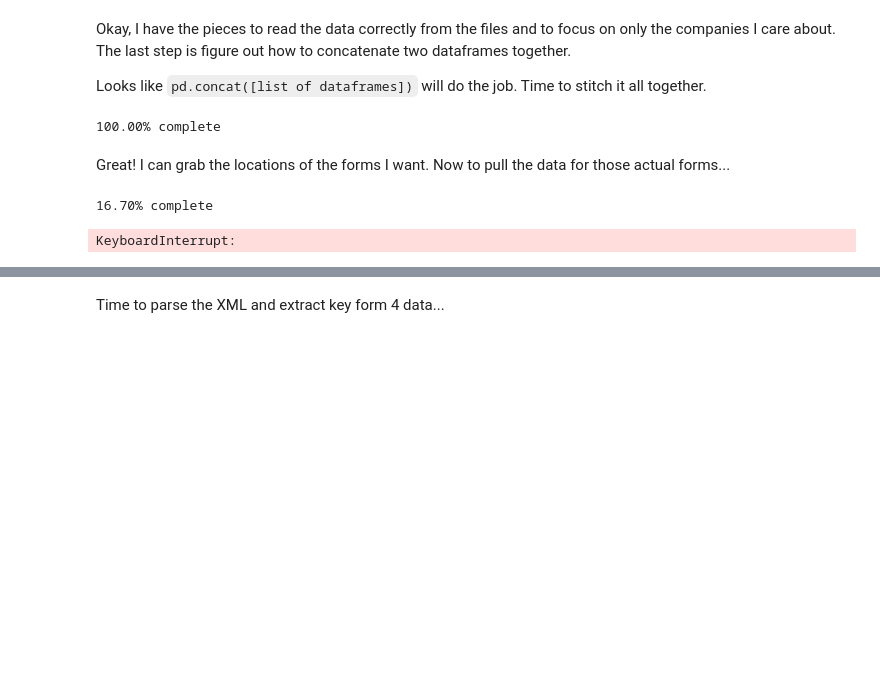
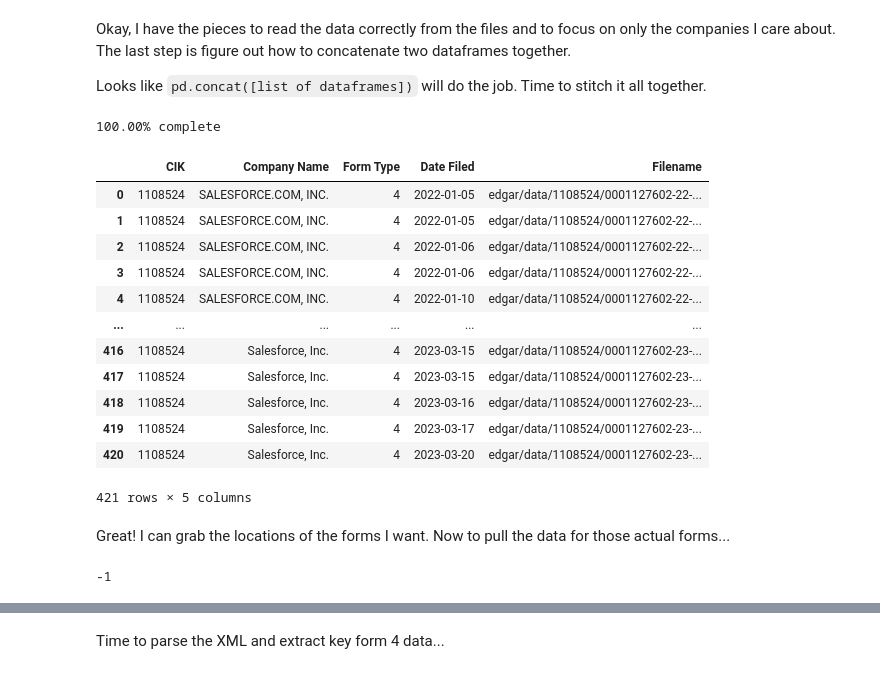
Before and after one commit to khalidelassaad/sec-jupyter, a Jupyter notebook: sec-api.ipynb, the cells around one changed output, grey strips where cells are left out. Cells and saved outputs as stored; diff of their text form; code cells hidden in the pictures; blank space fills up the shorter version.

```diff
--- a/sec-api.ipynb
+++ b/sec-api.ipynb
@@ -189,8 +189,10 @@ Looks like `pd.concat([list of dataframes])` will do the job. Time to stitch it
 def print_percent_complete(step, total):
     print("{:.2f}% complete".format( (step / total) * 100), end = "\r")
 # %%
-def get_index_dataframe_for_interested_companies(interested_companies_dict, interested_forms=None):
+def get_index_dataframe_for_interested_companies(interested_companies_dict, interested_forms=None, tail=None):
     index_files = ["indices/" + filepath for filepath in os.listdir("indices")]
+    if tail:
+        index_files = index_files[-tail:]
     index_column_names = ["CIK","Company Name","Form Type","Date Filed","Filename"]
     return_dataframe = pd.DataFrame()
     for i in range(len(index_files)):
@@ -208,9 +210,27 @@ def get_index_dataframe_for_interested_companies(interested_companies_dict, inte
     print()
     return return_dataframe.reset_index(drop=True)
 # %%
-interested_company_form_4_index = get_index_dataframe_for_interested_companies(interested_companies_dict, ["4"])
+interested_company_form_4_index = get_index_dataframe_for_interested_companies(
+    interested_companies_dict,
+    ["4"],
+    5
+)
+interested_company_form_4_index
 # %% [output]
 100.00% complete
+|  | CIK | Company Name | Form Type | Date Filed | Filename |
+| 0 | 1108524 | SALESFORCE.COM, INC. | 4 | 2022-01-05 | edgar/data/1108524/0001127602-22-... |
+| 1 | 1108524 | SALESFORCE.COM, INC. | 4 | 2022-01-05 | edgar/data/1108524/0001127602-22-... |
+| 2 | 1108524 | SALESFORCE.COM, INC. | 4 | 2022-01-06 | edgar/data/1108524/0001127602-22-... |
+| 3 | 1108524 | SALESFORCE.COM, INC. | 4 | 2022-01-06 | edgar/data/1108524/0001127602-22-... |
+| 4 | 1108524 | SALESFORCE.COM, INC. | 4 | 2022-01-10 | edgar/data/1108524/0001127602-22-... |
+| ... | ... | ... | ... | ... | ... |
+| 416 | 1108524 | Salesforce, Inc. | 4 | 2023-03-15 | edgar/data/1108524/0001127602-23-... |
+| 417 | 1108524 | Salesforce, Inc. | 4 | 2023-03-15 | edgar/data/1108524/0001127602-23-... |
+| 418 | 1108524 | Salesforce, Inc. | 4 | 2023-03-16 | edgar/data/1108524/0001127602-23-... |
+| 419 | 1108524 | Salesforce, Inc. | 4 | 2023-03-17 | edgar/data/1108524/0001127602-23-... |
+| 420 | 1108524 | Salesforce, Inc. | 4 | 2023-03-20 | edgar/data/1108524/0001127602-23-... |
+421 rows × 5 columns
 # %% [markdown]
 Great! I can grab the locations of the forms I want. Now to pull the data for those actual forms...
 # %%
@@ -233,12 +253,8 @@ def get_forms_from_url_list(form_urls_to_collect, run_once_override=run_once_ove
     return 0
 # %%
 get_forms_from_url_list(form_4_urls_to_collect)
-# TODO: Make this network efficient. Each file is approx 25KB for only 100 key bytes of info
-# Grab a form, make it into a dataframe, add it up.
-# Save quarterly dataframes as CSVs with ticker and quarter
 # %% [output]
-16.70% complete
+-1
-KeyboardInterrupt:
 # %%
 form_4_paths = ["forms/" + filepath for filepath in os.listdir("forms")]
 form_4_paths
```
Also changed, not shown: parts of 7 cells of this notebook.
